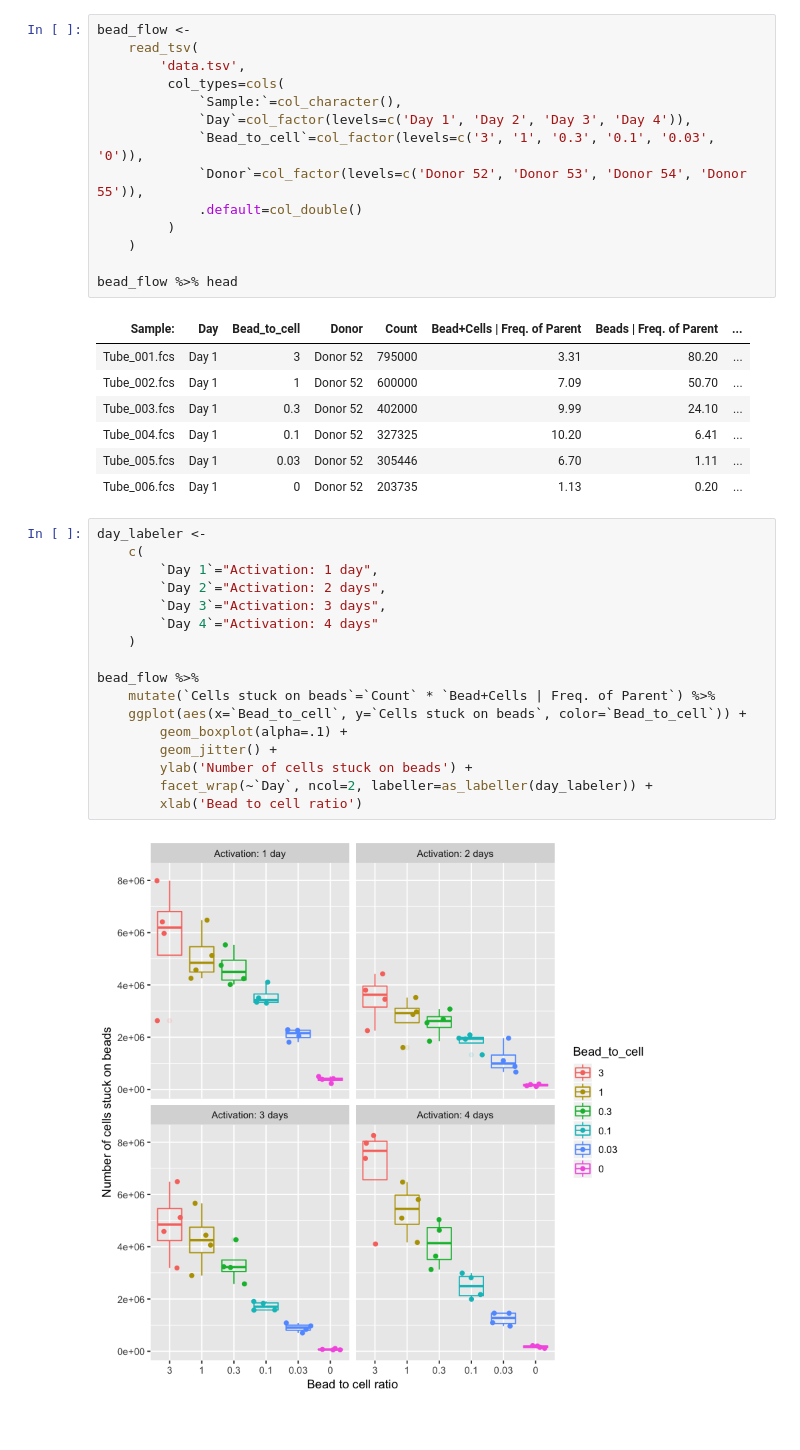
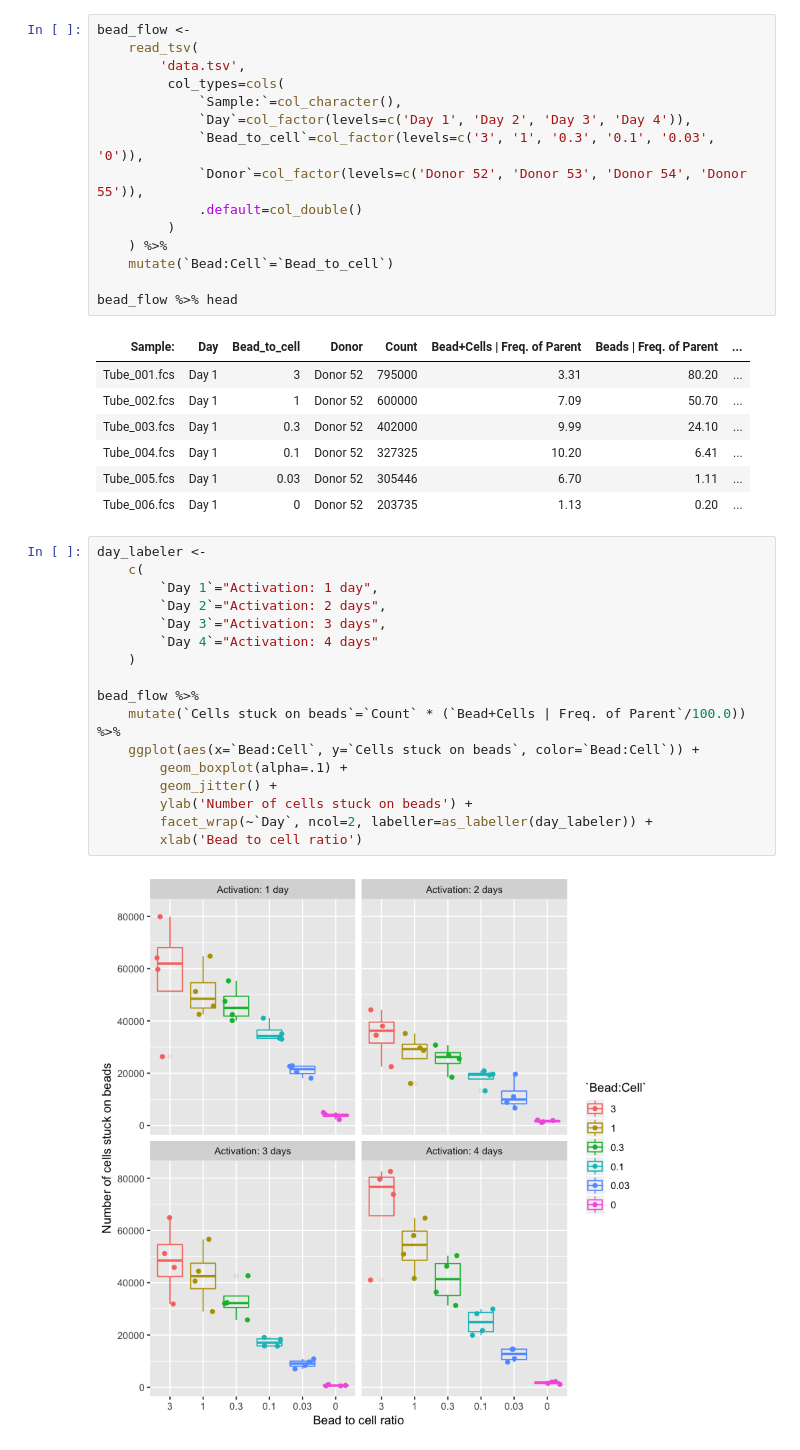
Before and after one commit to hammerlab/t-cell-activation, a Jupyter notebook: analyses/bead-titration-3-with-beads/Estimate the number of cells stuck on beads.ipynb, the cells around one changed output. Cells and saved outputs as stored; diff of their text form.

```diff
--- a/analyses/bead-titration-3-with-beads/Estimate the number of cells stuck on beads.ipynb
+++ b/analyses/bead-titration-3-with-beads/Estimate the number of cells stuck on beads.ipynb
@@ -34,7 +34,8 @@ bead_flow <-
              `Donor`=col_factor(levels=c('Donor 52', 'Donor 53', 'Donor 54', 'Donor 55')),
              .default=col_double()
          )
-    )
+    ) %>%
+    mutate(`Bead:Cell`=`Bead_to_cell`)
 
 bead_flow %>% head
 # %% [output]
@@ -48,19 +49,19 @@ bead_flow %>% head
 # %%
 day_labeler <-
     c(
         `Day 1`="Activation: 1 day",
         `Day 2`="Activation: 2 days",
         `Day 3`="Activation: 3 days",
         `Day 4`="Activation: 4 days"
     )
 
 bead_flow %>%
-    mutate(`Cells stuck on beads`=`Count` * `Bead+Cells | Freq. of Parent`) %>%
-    ggplot(aes(x=`Bead_to_cell`, y=`Cells stuck on beads`, color=`Bead_to_cell`)) +
+    mutate(`Cells stuck on beads`=`Count` * (`Bead+Cells | Freq. of Parent`/100.0)) %>%
+    ggplot(aes(x=`Bead:Cell`, y=`Cells stuck on beads`, color=`Bead:Cell`)) +
         geom_boxplot(alpha=.1) +
         geom_jitter() +
         ylab('Number of cells stuck on beads') +
         facet_wrap(~`Day`, ncol=2, labeller=as_labeller(day_labeler)) +
         xlab('Bead to cell ratio')
 # %% [output]
-[figure, old version]
+[figure, new version]
```
Also changed, not shown: 1 other file.
